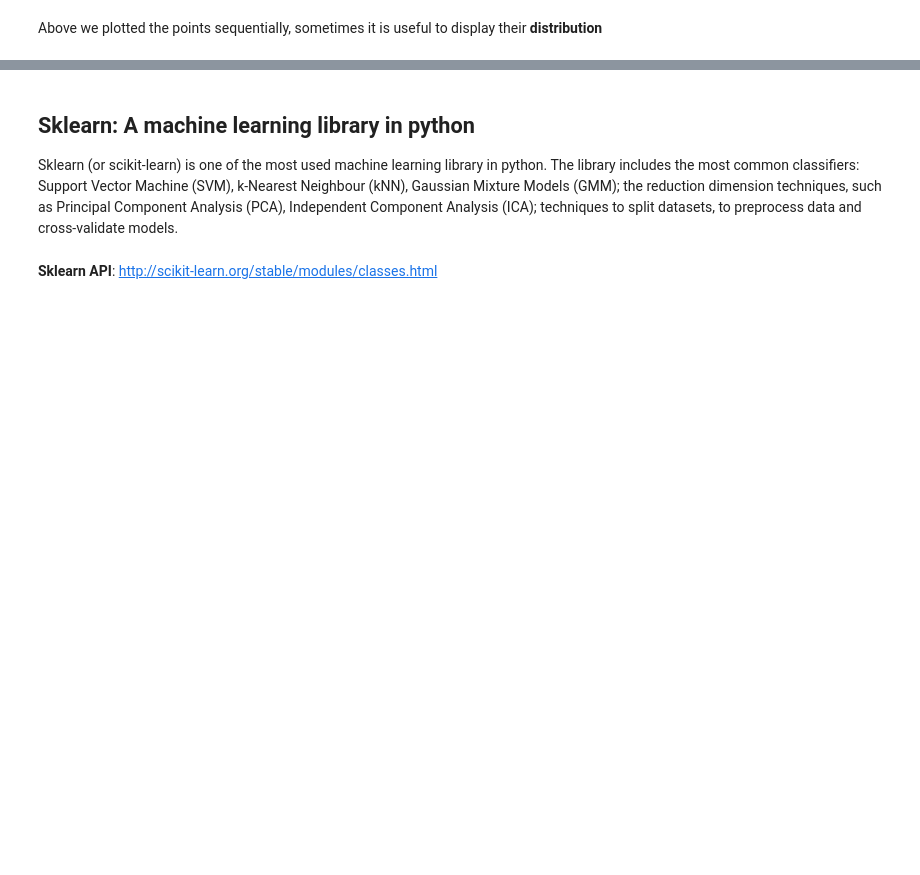
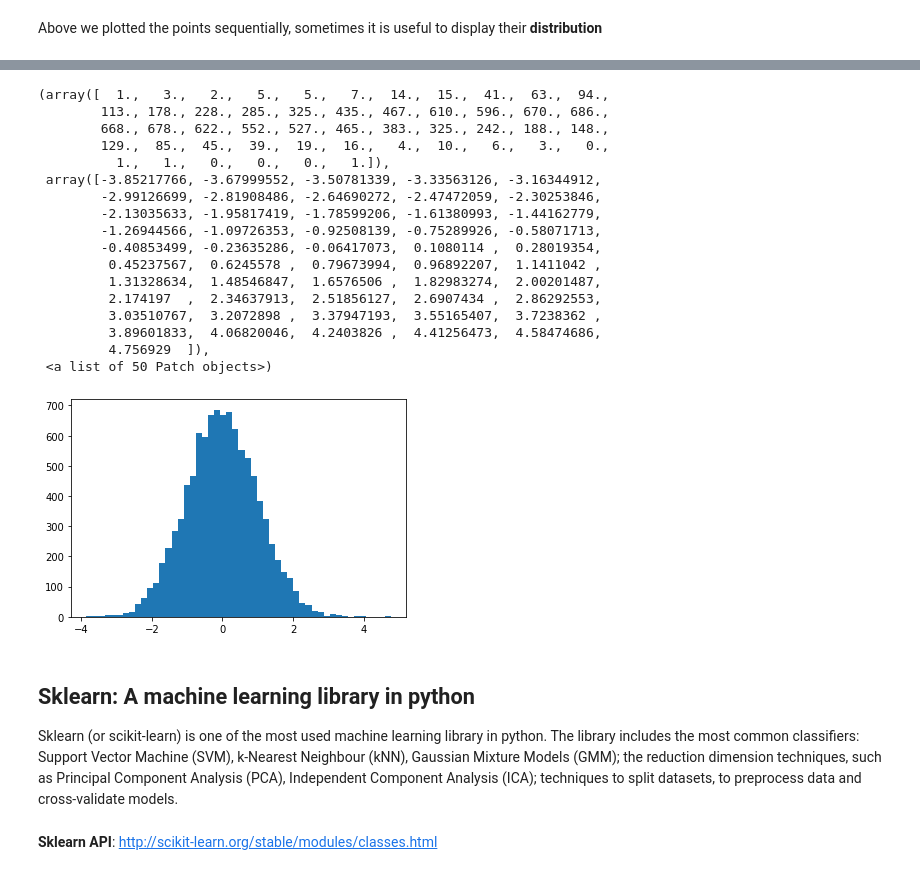
Before and after one commit to Envl/IML, a Jupyter notebook: notebooks/Basics_ML_Part-1.ipynb, the cells around one changed output, grey strips where cells are left out. Cells and saved outputs as stored; diff of their text form; code cells hidden in the pictures; blank space fills up the shorter version.

```diff
--- a/notebooks/Basics_ML_Part-1.ipynb
+++ b/notebooks/Basics_ML_Part-1.ipynb
@@ -118,3 +135,25 @@ What is this shape?
+# %%
+M = np.random.randn(10000,1)
+plt.hist(M, bins=50)
+# %% [output]
+(array([  1.,   3.,   2.,   5.,   5.,   7.,  14.,  15.,  41.,  63.,  94.,
+        113., 178., 228., 285., 325., 435., 467., 610., 596., 670., 686.,
+        668., 678., 622., 552., 527., 465., 383., 325., 242., 188., 148.,
+        129.,  85.,  45.,  39.,  19.,  16.,   4.,  10.,   6.,   3.,   0.,
+          1.,   1.,   0.,   0.,   0.,   1.]),
+ array([-3.85217766, -3.67999552, -3.50781339, -3.33563126, -3.16344912,
+        -2.99126699, -2.81908486, -2.64690272, -2.47472059, -2.30253846,
+        -2.13035633, -1.95817419, -1.78599206, -1.61380993, -1.44162779,
+        -1.26944566, -1.09726353, -0.92508139, -0.75289926, -0.58071713,
+        -0.40853499, -0.23635286, -0.06417073,  0.1080114 ,  0.28019354,
+         0.45237567,  0.6245578 ,  0.79673994,  0.96892207,  1.1411042 ,
+         1.31328634,  1.48546847,  1.6576506 ,  1.82983274,  2.00201487,
+         2.174197  ,  2.34637913,  2.51856127,  2.6907434 ,  2.86292553,
+         3.03510767,  3.2072898 ,  3.37947193,  3.55165407,  3.7238362 ,
+         3.89601833,  4.06820046,  4.2403826 ,  4.41256473,  4.58474686,
+         4.756929  ]),
+ <a list of 50 Patch objects>)
+[figure, added]
 # %% [markdown]
 ## Sklearn: A machine learning library in python
 
```
Also changed, not shown: parts of 63 cells of this notebook, 1 other file.
